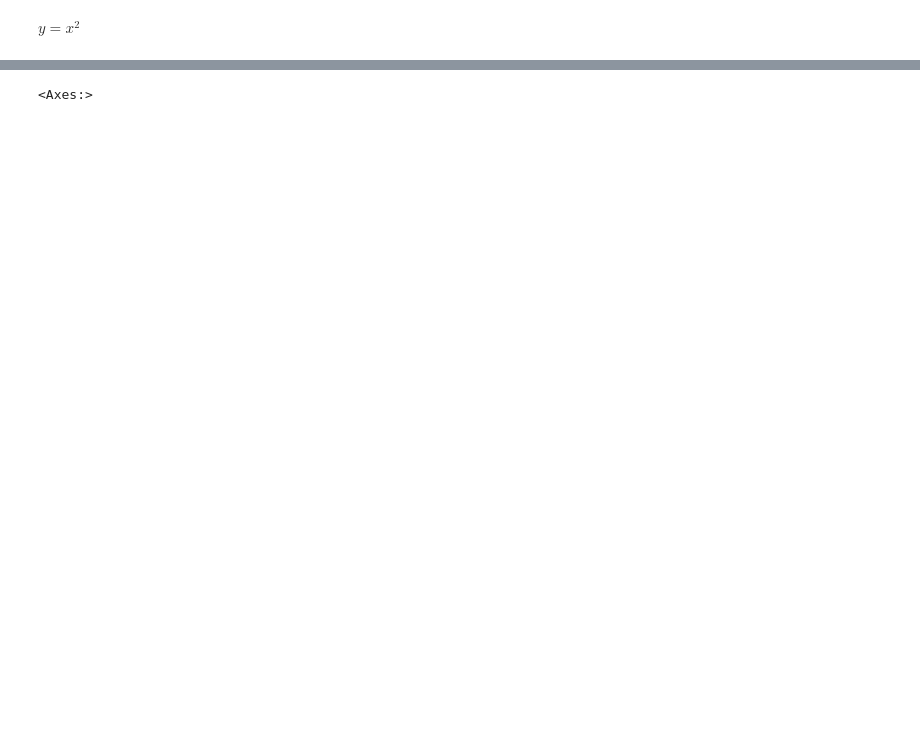
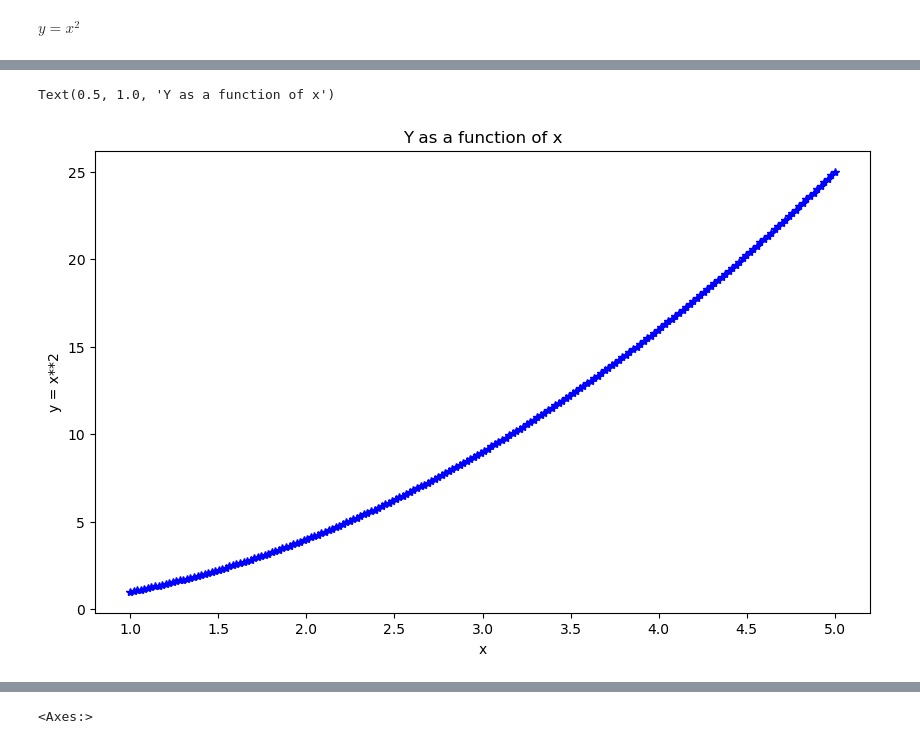
Before and after one commit to doumbiassa/GitHub_tutoring, a Jupyter notebook: data+visualization+with+python.ipynb, the cells around one changed output, grey strips where cells are left out. Drawn from its saved outputs; the diff is of its cells as text; code cells hidden in the pictures; blank space fills up the shorter version.

```diff
--- a/data+visualization+with+python.ipynb
+++ b/data+visualization+with+python.ipynb
@@ -21,3 +21,12 @@ Text(0.5, 1.0, 'Y as a function of x')
+# %%
+plt.figure(figsize=(10,6))
+plt.plot(x,y, 'b*' , lw=0.5)
+plt.xlabel('x')
+plt.ylabel('y = x**2')
+plt.title('Y as a function of x')
+# %% [output]
+Text(0.5, 1.0, 'Y as a function of x')
+[figure, added]
 # %%
 fig = plt.figure()
 ax1 = fig.add_axes([0,0,1,1])
```
Also changed, not shown: parts of 27 cells of this notebook, 4 other files.
